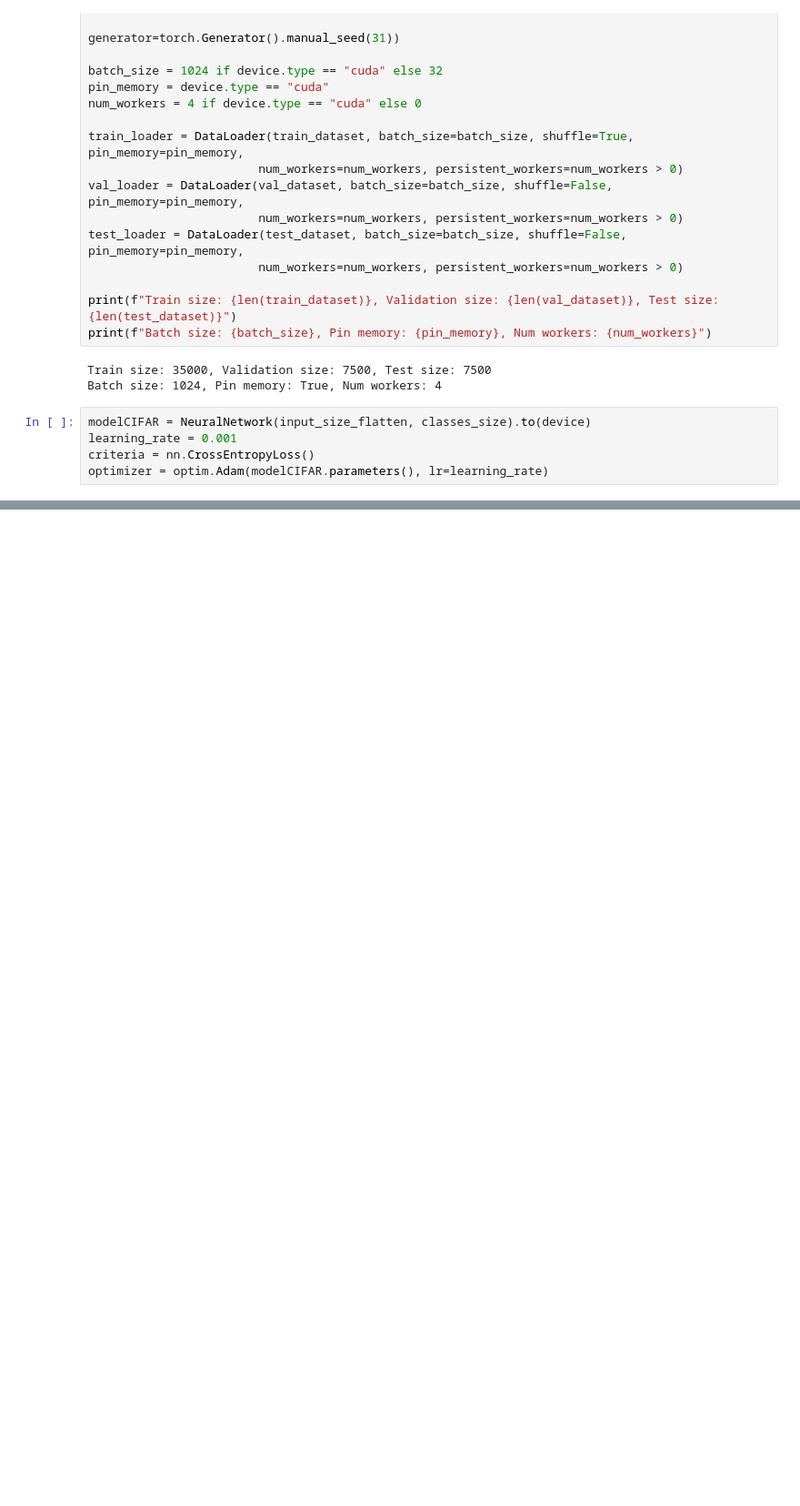
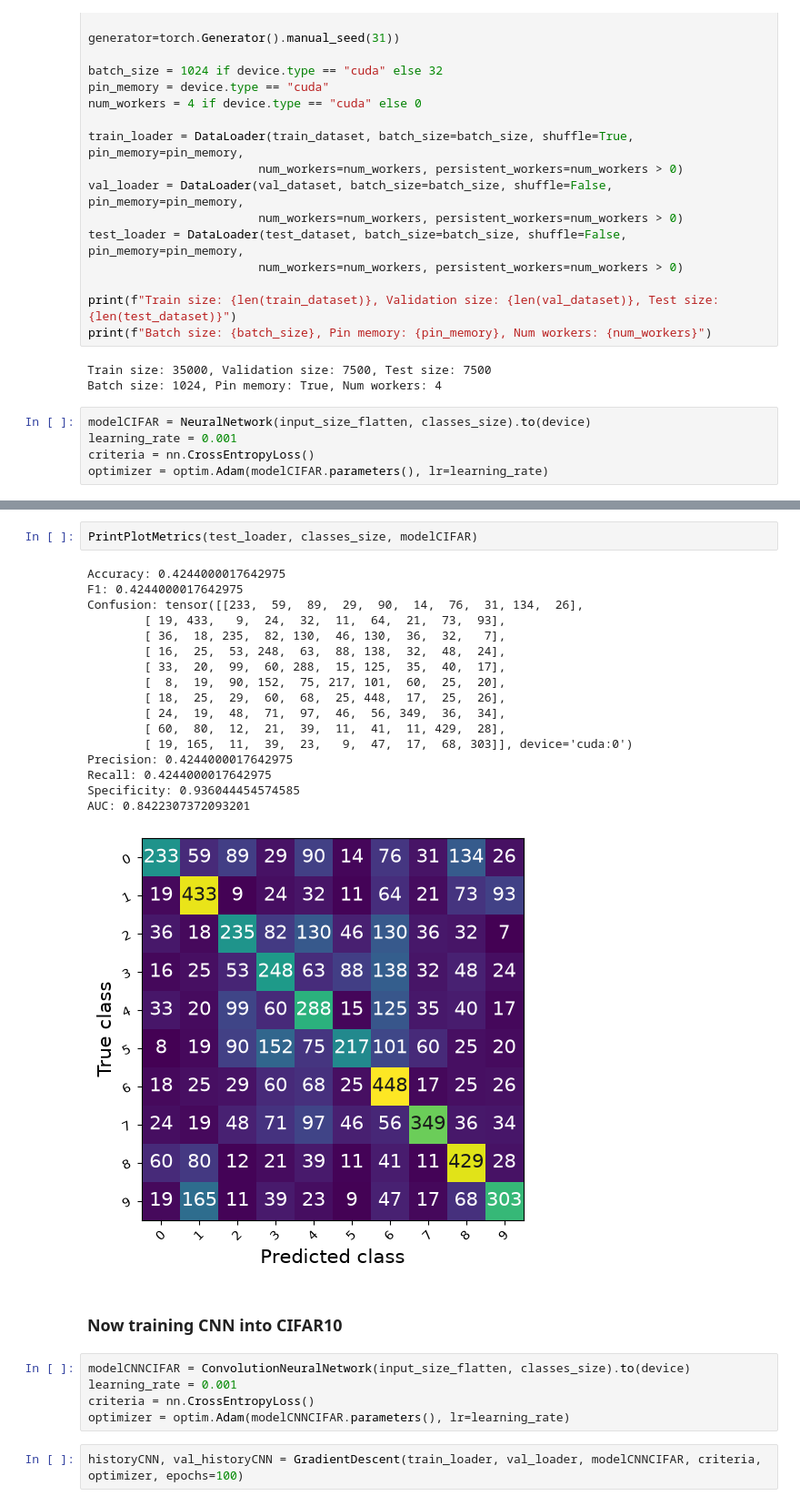
Before and after one commit to rafarillo/MAC5921, a Jupyter notebook: tarefa1.ipynb, the cells around one changed output, grey strips where cells are left out. Shown at 91% size. Cells and saved outputs as stored; diff of their text form; blank space fills up the shorter version.

```diff
--- a/tarefa1.ipynb
+++ b/tarefa1.ipynb
@@ -358,0 +368,29 @@ RuntimeError: mat1 and mat2 shapes cannot be multiplied (1024x1024 and 3072x256)
+# %%
+PrintPlotMetrics(test_loader, classes_size, modelCIFAR)
+# %% [output]
+Accuracy: 0.4244000017642975
+F1: 0.4244000017642975
+Confusion: tensor([[233,  59,  89,  29,  90,  14,  76,  31, 134,  26],
+        [ 19, 433,   9,  24,  32,  11,  64,  21,  73,  93],
+        [ 36,  18, 235,  82, 130,  46, 130,  36,  32,   7],
+        [ 16,  25,  53, 248,  63,  88, 138,  32,  48,  24],
+        [ 33,  20,  99,  60, 288,  15, 125,  35,  40,  17],
+        [  8,  19,  90, 152,  75, 217, 101,  60,  25,  20],
+        [ 18,  25,  29,  60,  68,  25, 448,  17,  25,  26],
+        [ 24,  19,  48,  71,  97,  46,  56, 349,  36,  34],
+        [ 60,  80,  12,  21,  39,  11,  41,  11, 429,  28],
+        [ 19, 165,  11,  39,  23,   9,  47,  17,  68, 303]], device='cuda:0')
+Precision: 0.4244000017642975
+Recall: 0.4244000017642975
+Specificity: 0.936044454574585
+AUC: 0.8422307372093201
+[figure, added]
+# %% [markdown]
+### Now training CNN into CIFAR10
+# %%
+modelCNNCIFAR = ConvolutionNeuralNetwork(input_size_flatten, classes_size).to(device)
+learning_rate = 0.001
+criteria = nn.CrossEntropyLoss()
+optimizer = optim.Adam(modelCNNCIFAR.parameters(), lr=learning_rate)
+# %%
+historyCNN, val_historyCNN = GradientDescent(train_loader, val_loader, modelCNNCIFAR, criteria, optimizer, epochs=100)
```
Also changed, not shown: parts of 35 cells of this notebook, 1 other file.
